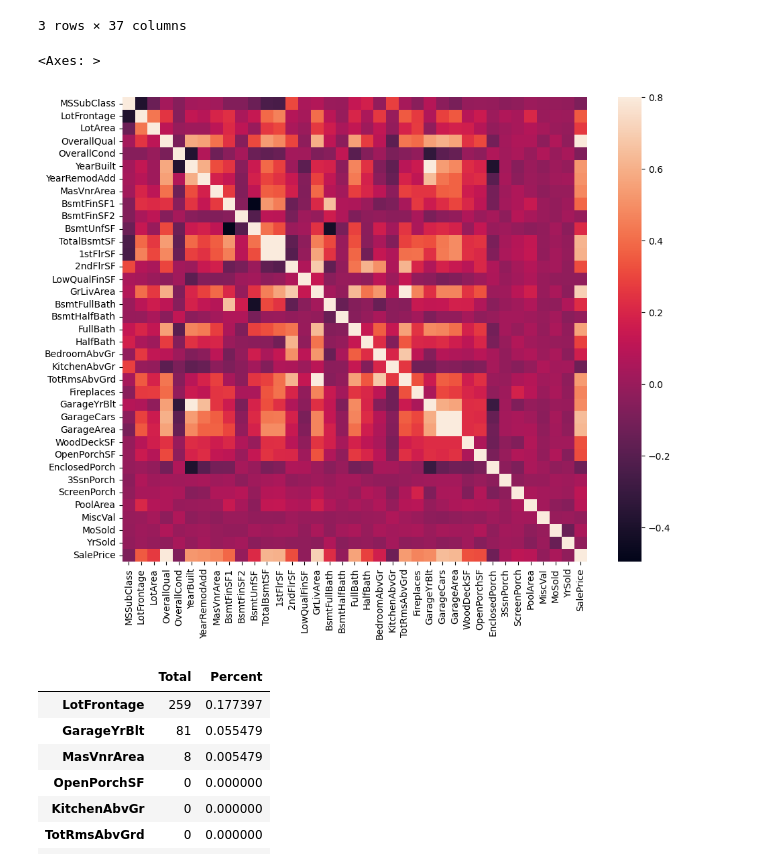
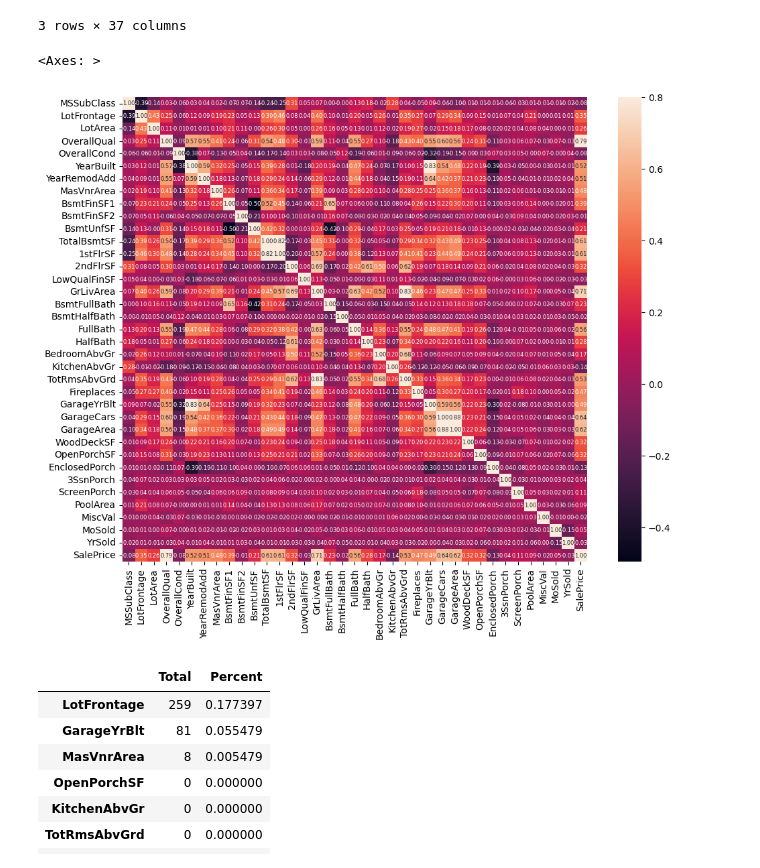
Before and after one commit to SeasonedPork/projectSE411, a Jupyter notebook: AllinOne.ipynb, the cells around one changed output. Cells and saved outputs as stored; diff of their text form; code cells hidden in the pictures.

```diff
--- a/AllinOne.ipynb
+++ b/AllinOne.ipynb
@@ -69,11 +69,11 @@ df_num.head(3)
 # %%
 #try to find the important-related column to the price through heat map
 corrmat = df_num.corr()
 f, ax = plt.subplots(figsize=(12,9))
-sns.heatmap(corrmat, vmax=.8, square=True)
+sns.heatmap(corrmat, vmax=.8,annot=True, square=True,fmt='.2f',annot_kws={'size': 6})
 # %% [output]
 <Axes: >
-[figure, old version]
+[figure, new version]
 # %%
 #Cleaning Process
 #finding the total missing value
```
Also changed, not shown: parts of 4 cells of this notebook.
